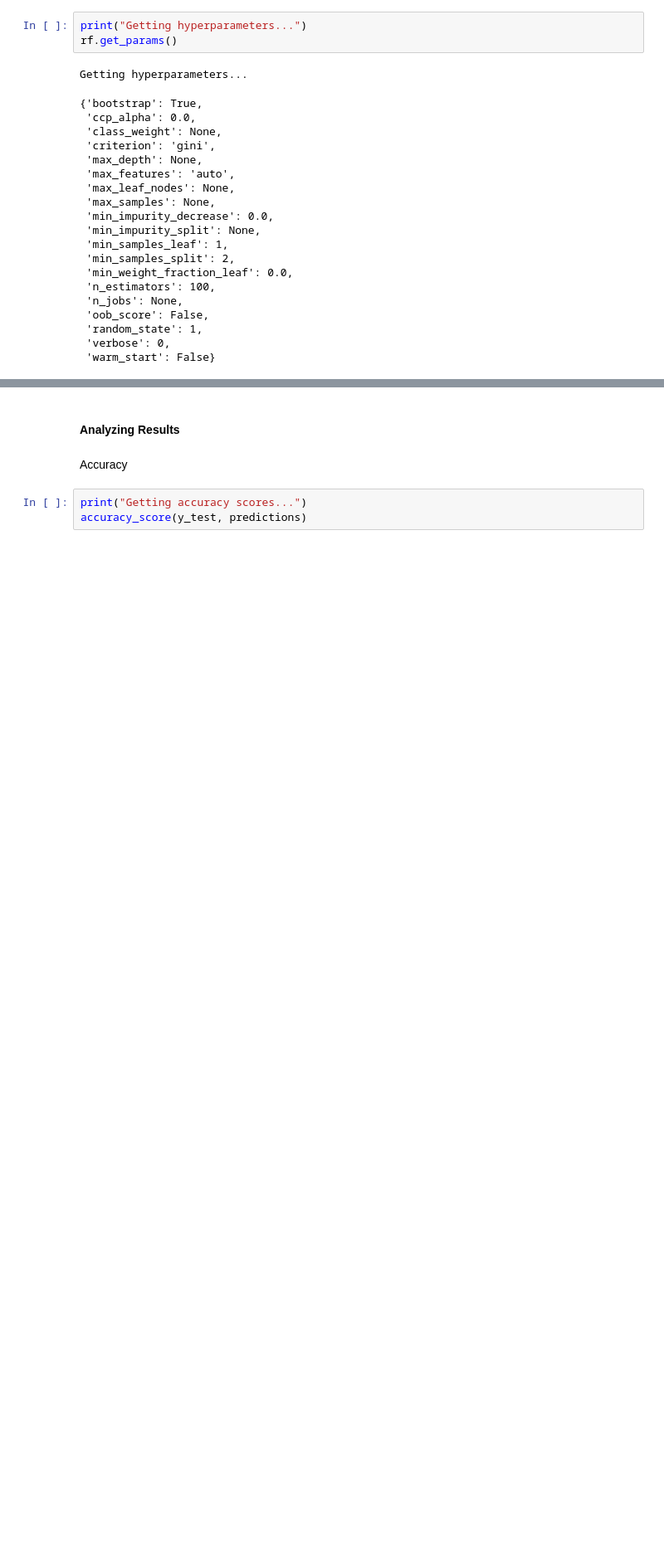
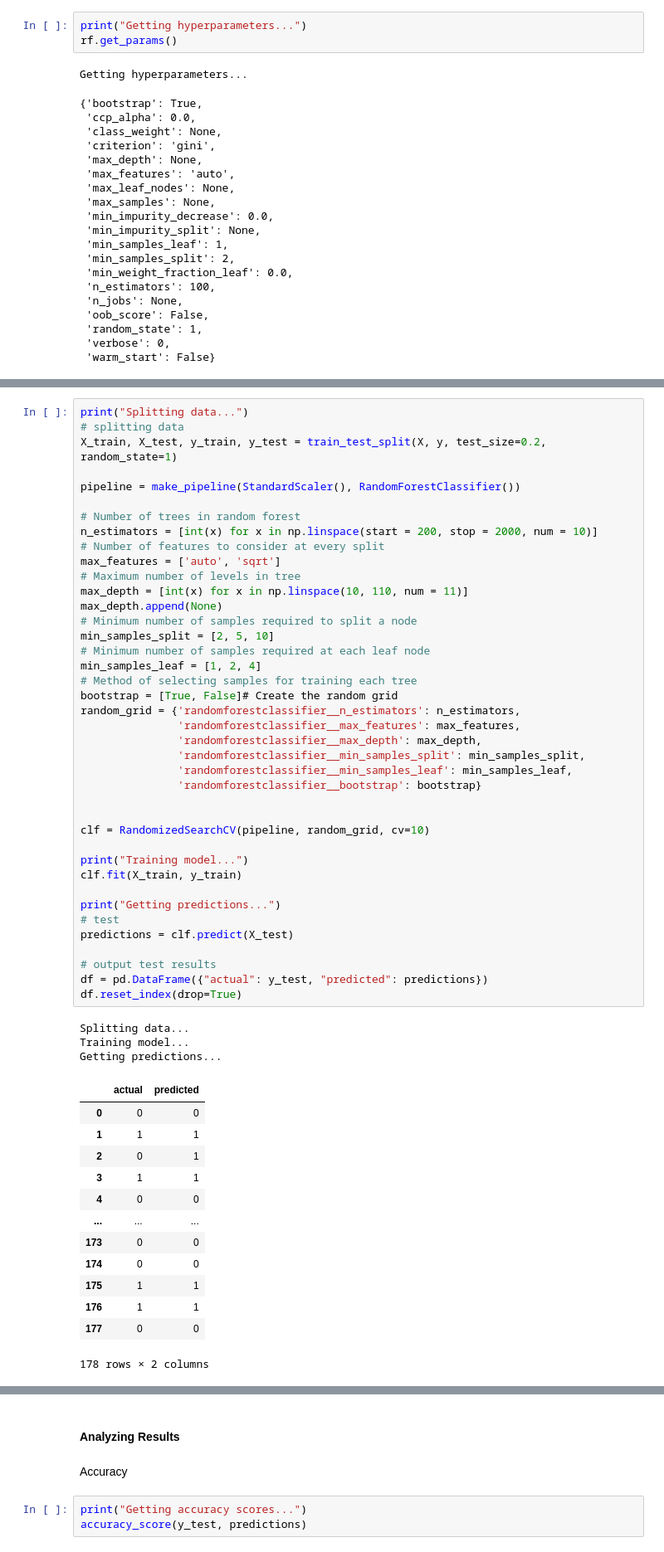
Before and after one commit to georginacyc/Internship, a Jupyter notebook: sklearn/Titanic/Titanic_Full_Dataset.ipynb, the cells around one changed output, grey strips where cells are left out. Shown at 83% size. Cells and saved outputs as stored; diff of their text form; blank space fills up the shorter version.

```diff
--- a/sklearn/Titanic/Titanic_Full_Dataset.ipynb
+++ b/sklearn/Titanic/Titanic_Full_Dataset.ipynb
@@ -250,0 +235,57 @@ Getting predictions...
+# %%
+print("Splitting data...")
+# splitting data
+X_train, X_test, y_train, y_test = train_test_split(X, y, test_size=0.2, random_state=1)
+
+pipeline = make_pipeline(StandardScaler(), RandomForestClassifier())
+
+# Number of trees in random forest
+n_estimators = [int(x) for x in np.linspace(start = 200, stop = 2000, num = 10)]
+# Number of features to consider at every split
+max_features = ['auto', 'sqrt']
+# Maximum number of levels in tree
+max_depth = [int(x) for x in np.linspace(10, 110, num = 11)]
+max_depth.append(None)
+# Minimum number of samples required to split a node
+min_samples_split = [2, 5, 10]
+# Minimum number of samples required at each leaf node
+min_samples_leaf = [1, 2, 4]
+# Method of selecting samples for training each tree
+bootstrap = [True, False]# Create the random grid
+random_grid = {'randomforestclassifier__n_estimators': n_estimators,
+               'randomforestclassifier__max_features': max_features,
+               'randomforestclassifier__max_depth': max_depth,
+               'randomforestclassifier__min_samples_split': min_samples_split,
+               'randomforestclassifier__min_samples_leaf': min_samples_leaf,
+               'randomforestclassifier__bootstrap': bootstrap}
+
+
+clf = RandomizedSearchCV(pipeline, random_grid, cv=10)
+
+print("Training model...")
+clf.fit(X_train, y_train)
+
+print("Getting predictions...")
+# test
+predictions = clf.predict(X_test)
+
+# output test results
+df = pd.DataFrame({"actual": y_test, "predicted": predictions})
+df.reset_index(drop=True)
+# %% [output]
+Splitting data...
+Training model...
+Getting predictions...
+|  | actual | predicted |
+| 0 | 0 | 0 |
+| 1 | 1 | 1 |
+| 2 | 0 | 1 |
+| 3 | 1 | 1 |
+| 4 | 0 | 0 |
+| ... | ... | ... |
+| 173 | 0 | 0 |
+| 174 | 0 | 0 |
+| 175 | 1 | 1 |
+| 176 | 1 | 1 |
+| 177 | 0 | 0 |
+178 rows × 2 columns
```
Also changed, not shown: parts of 11 cells of this notebook, 5 other files.
